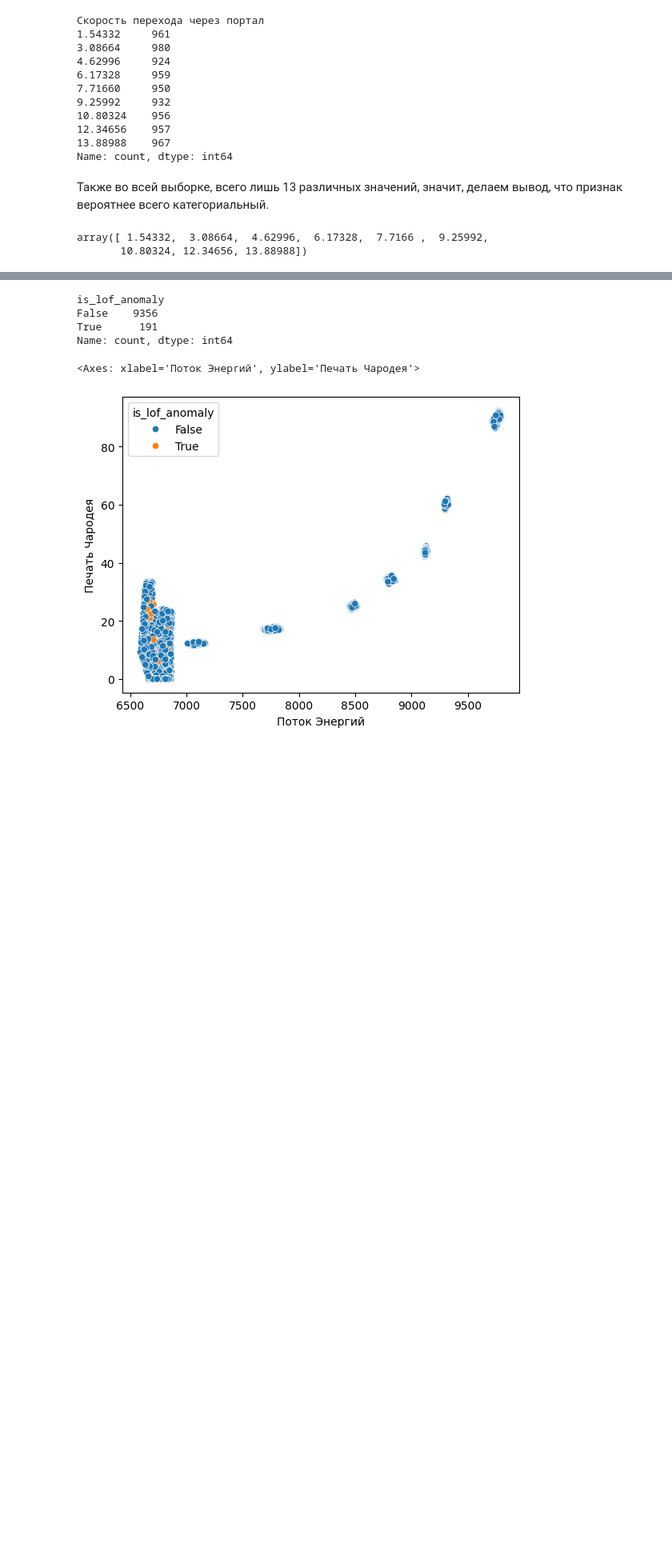
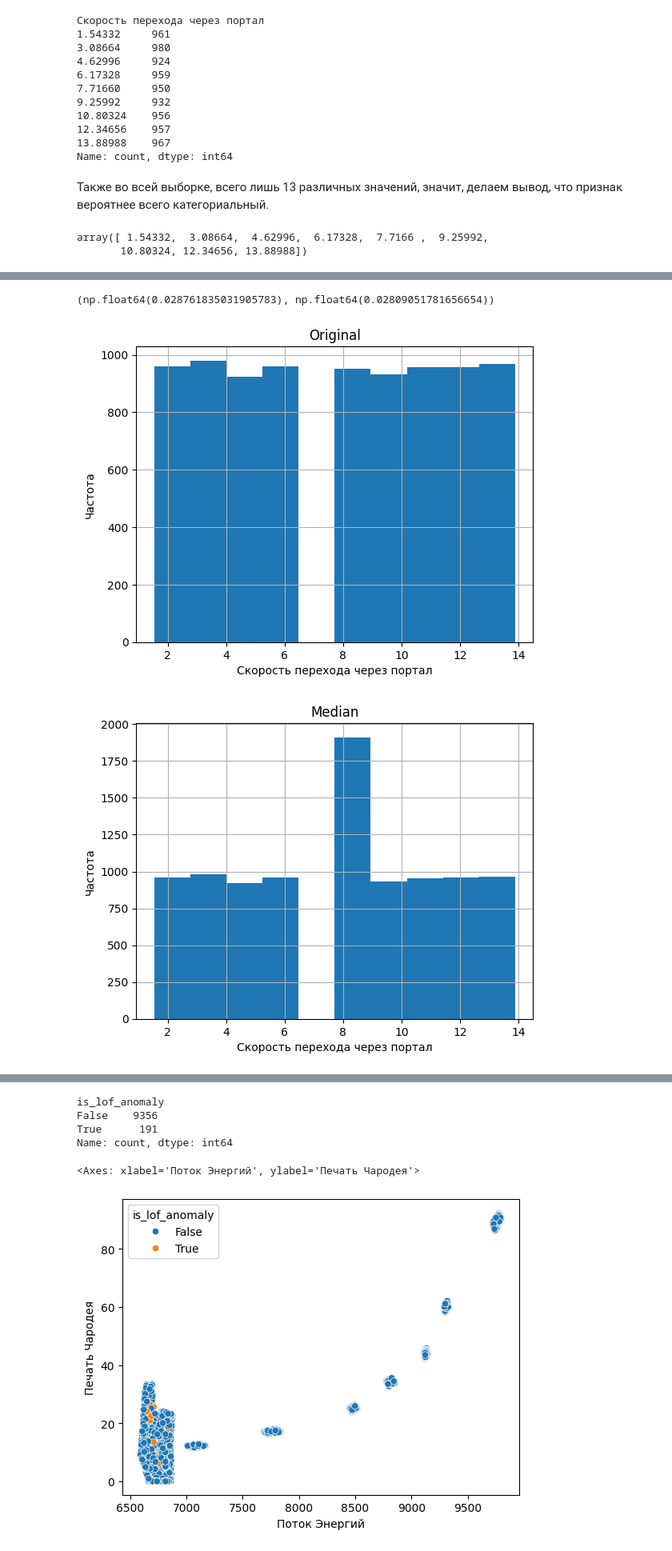
Before and after one commit to Vaiforo/practi5, a Jupyter notebook: labworks.ipynb, the cells around one changed output, grey strips where cells are left out. Shown: that part at 80% size. Drawn from its saved outputs; the diff is of its cells as text; code cells hidden in the pictures; blank space fills up the shorter version.

```diff
--- a/labworks.ipynb
+++ b/labworks.ipynb
@@ -707,0 +682,19 @@ X_train_KNN.loc[mask_missing, "Скорость перехода через по
+# %%
+X_train = old_speed_X_train.copy()
+# %%
+X_train_median = X_train.copy()
+X_train_moda = X_train.copy()
+# %%
+median = X_train['Скорость перехода через портал'].median()
+X_train_median['Скорость перехода через портал'] = X_train['Скорость перехода через портал'].fillna(median)
+# %%
+mode_value = (
+    X_train['Скорость перехода через портал']
+    .mode()
+    .iloc[0]
+)
+
+X_train_moda['Скорость перехода через портал'] = (
+    X_train['Скорость перехода через портал']
+    .fillna(mode_value)
+)
@@ -707,0 +762,28 @@ X_train_KNN.loc[mask_missing, "Скорость перехода через по
+# %%
+from scipy.stats import entropy
+
+kl_median = entropy(p_original, p_median)
+kl_mode = entropy(p_original, p_moda)
+
+kl_median, kl_mode
+# %% [output]
+(np.float64(0.028761835031905783), np.float64(0.02809051781656654))
+# %%
+import matplotlib.pyplot as plt
+
+datasets = {
+    "Original": X_train,
+    "Median": X_train_median,
+    "Mode": X_train_moda
+}
+
+for name, df in datasets.items():
+    plt.figure()
+    df["Скорость перехода через портал"].hist()
+    plt.title(name)
+    plt.xlabel("Скорость перехода через портал")
+    plt.ylabel("Частота")
+    plt.show()
+# %% [output]
+[figure, added]
+[figure, added]
```
Also changed, not shown: parts of 47 cells of this notebook.
